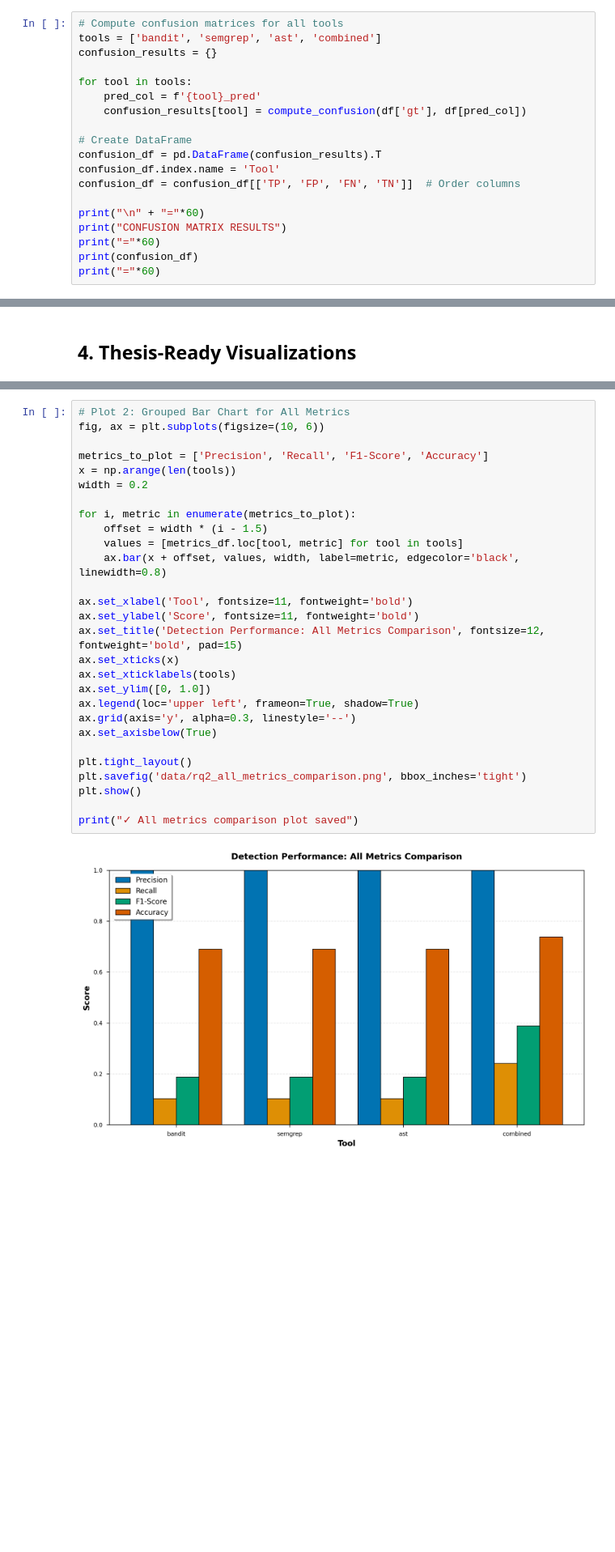
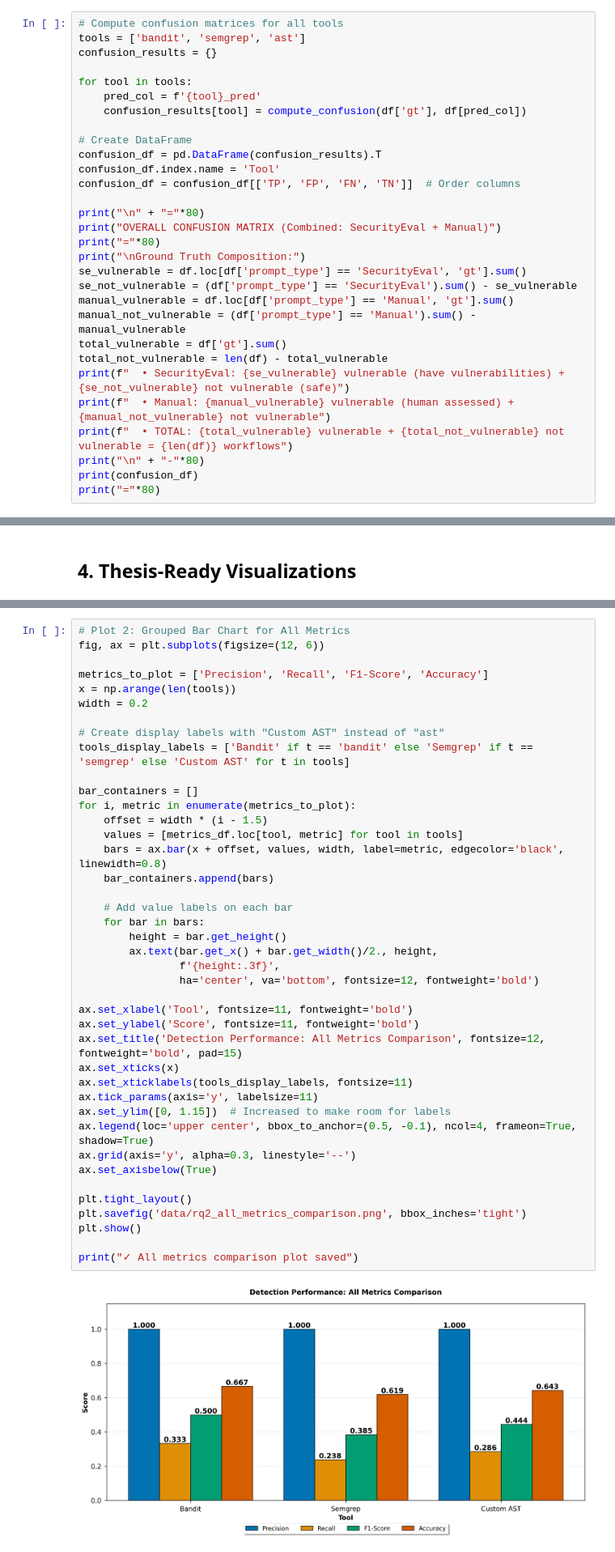
Before and after one commit to VincyMethasseryJacob/Prototype, a Jupyter notebook: Notebooks/04_rq2_detection_metrics.ipynb, the cells around one changed output, grey strips where cells are left out. Shown at 81% size. Cells and saved outputs as stored; diff of their text form; blank space fills up the shorter version.

Commit message:
Evaluation files and the results

```diff
--- a/Notebooks/04_rq2_detection_metrics.ipynb
+++ b/Notebooks/04_rq2_detection_metrics.ipynb
@@ -136,7 +380,7 @@ print("✓ Confusion matrix function defined")
 ✓ Confusion matrix function defined
 # %%
 # Compute confusion matrices for all tools
-tools = ['bandit', 'semgrep', 'ast', 'combined']
+tools = ['bandit', 'semgrep', 'ast']
 confusion_results = {}
 
 for tool in tools:
@@ -148,9 +392,20 @@ confusion_df = pd.DataFrame(confusion_results).T
 confusion_df.index.name = 'Tool'
 confusion_df = confusion_df[['TP', 'FP', 'FN', 'TN']]  # Order columns
 
-print("\n" + "="*60)
-print("CONFUSION MATRIX RESULTS")
-print("="*60)
+print("\n" + "="*80)
+print("OVERALL CONFUSION MATRIX (Combined: SecurityEval + Manual)")
+print("="*80)
+print("\nGround Truth Composition:")
+se_vulnerable = df.loc[df['prompt_type'] == 'SecurityEval', 'gt'].sum()
+se_not_vulnerable = (df['prompt_type'] == 'SecurityEval').sum() - se_vulnerable
+manual_vulnerable = df.loc[df['prompt_type'] == 'Manual', 'gt'].sum()
+manual_not_vulnerable = (df['prompt_type'] == 'Manual').sum() - manual_vulnerable
+total_vulnerable = df['gt'].sum()
+total_not_vulnerable = len(df) - total_vulnerable
+print(f"  • SecurityEval: {se_vulnerable} vulnerable (have vulnerabilities) + {se_not_vulnerable} not vulnerable (safe)")
+print(f"  • Manual: {manual_vulnerable} vulnerable (human assessed) + {manual_not_vulnerable} not vulnerable")
+print(f"  • TOTAL: {total_vulnerable} vulnerable + {total_not_vulnerable} not vulnerable = {len(df)} workflows")
+print("\n" + "-"*80)
 print(confusion_df)
-print("="*60)
+print("="*80)
 # %% [output]
@@ -297,31 +596,44 @@ print("✓ F1-score comparison plot saved")
 # %%
 # Plot 2: Grouped Bar Chart for All Metrics
-fig, ax = plt.subplots(figsize=(10, 6))
+fig, ax = plt.subplots(figsize=(12, 6))
 
 metrics_to_plot = ['Precision', 'Recall', 'F1-Score', 'Accuracy']
 x = np.arange(len(tools))
 width = 0.2
 
+# Create display labels with "Custom AST" instead of "ast"
+tools_display_labels = ['Bandit' if t == 'bandit' else 'Semgrep' if t == 'semgrep' else 'Custom AST' for t in tools]
+
+bar_containers = []
 for i, metric in enumerate(metrics_to_plot):
     offset = width * (i - 1.5)
     values = [metrics_df.loc[tool, metric] for tool in tools]
-    ax.bar(x + offset, values, width, label=metric, edgecolor='black', linewidth=0.8)
+    bars = ax.bar(x + offset, values, width, label=metric, edgecolor='black', linewidth=0.8)
+    bar_containers.append(bars)
+
+    # Add value labels on each bar
+    for bar in bars:
+        height = bar.get_height()
+        ax.text(bar.get_x() + bar.get_width()/2., height,
+                f'{height:.3f}',
+                ha='center', va='bottom', fontsize=12, fontweight='bold')
 
 ax.set_xlabel('Tool', fontsize=11, fontweight='bold')
 ax.set_ylabel('Score', fontsize=11, fontweight='bold')
 ax.set_title('Detection Performance: All Metrics Comparison', fontsize=12, fontweight='bold', pad=15)
 ax.set_xticks(x)
-ax.set_xticklabels(tools)
-ax.set_ylim([0, 1.0])
-ax.legend(loc='upper left', frameon=True, shadow=True)
+ax.set_xticklabels(tools_display_labels, fontsize=11)
+ax.tick_params(axis='y', labelsize=11)
+ax.set_ylim([0, 1.15])  # Increased to make room for labels
+ax.legend(loc='upper center', bbox_to_anchor=(0.5, -0.1), ncol=4, frameon=True, shadow=True)
 ax.grid(axis='y', alpha=0.3, linestyle='--')
 ax.set_axisbelow(True)
 
 plt.tight_layout()
 plt.savefig('data/rq2_all_metrics_comparison.png', bbox_inches='tight')
 plt.show()
 
 print("✓ All metrics comparison plot saved")
 # %% [output]
-[figure, old version]
+[figure, new version]
 ✓ All metrics comparison plot saved
```
Also changed, not shown: parts of 21 cells of this notebook, 26 other files.
